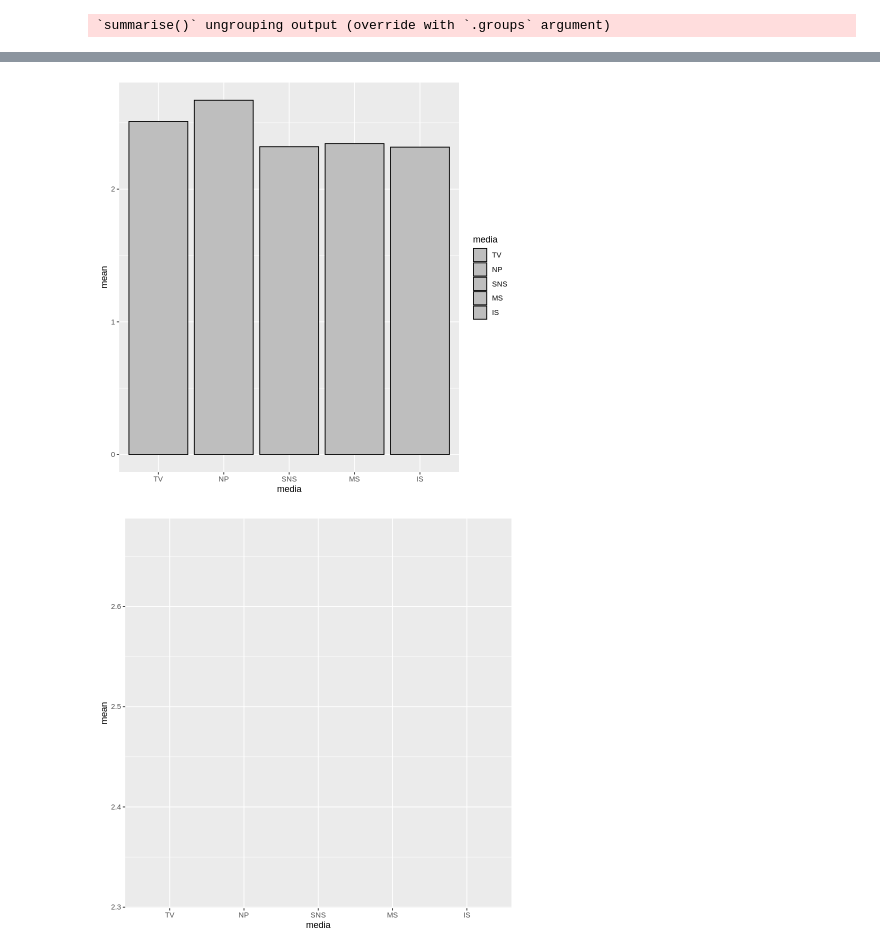
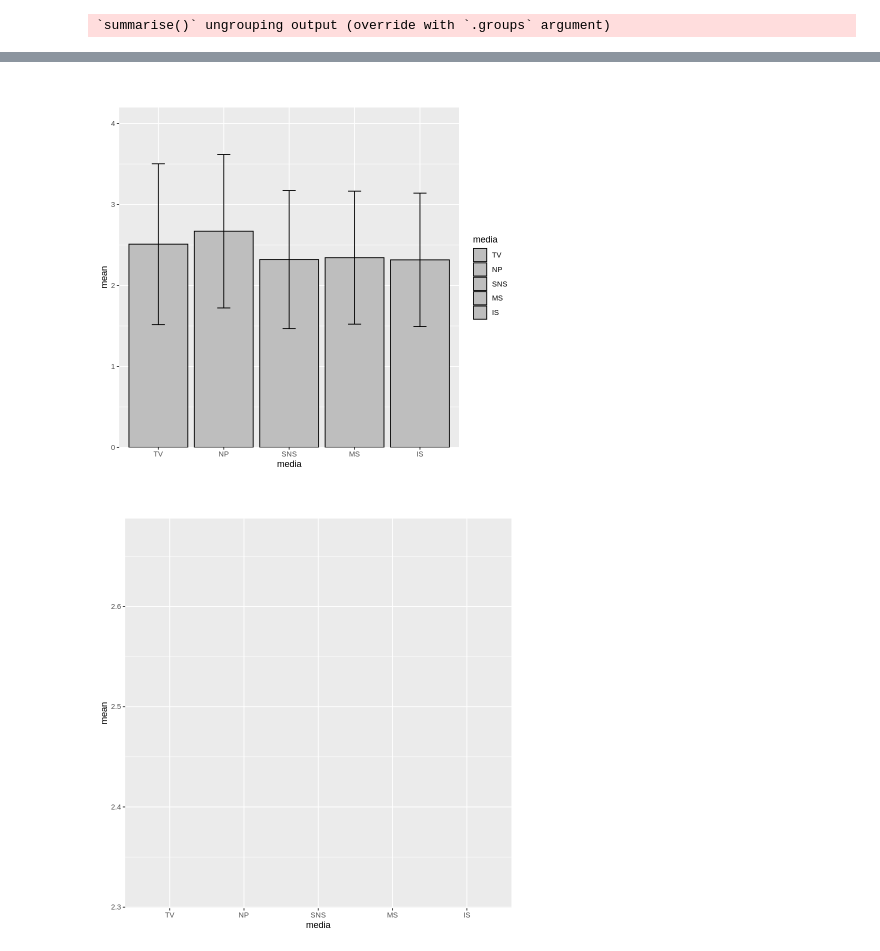
Before and after one commit to e4rll/kanmake, a Jupyter notebook: kanmake.ipynb, the cells around one changed output, grey strips where cells are left out. Cells and saved outputs as stored; diff of their text form; code cells hidden in the pictures.

```diff
--- a/kanmake.ipynb
+++ b/kanmake.ipynb
@@ -219,17 +230,19 @@ ana.des <- data.frame(ana.des)
 # %%
 bp <- ggplot(ana.des,
            aes(x = media,
                y = mean,
                fill = media
                )
            )
 
 bp <- bp + geom_bar(stat="identity", colour="black", position=position_dodge())
 bp <- bp + scale_fill_manual(values=c("gray","gray","gray","gray","gray"))
 bp <- bp + geom_errorbar(aes(ymin=mean-sd,ymax=mean+sd), width=.2)
+bp <- bp + scale_y_continuous(expand=c(0,0), limits=c(0, 4.2))
+bp <- bp + theme(aspect.ratio=1)
 bp
 # %% [output]
-[figure, old version]
+[figure, new version]
 # %%
 bp
 # %% [output]
```
Also changed, not shown: parts of 1 cell of this notebook.
